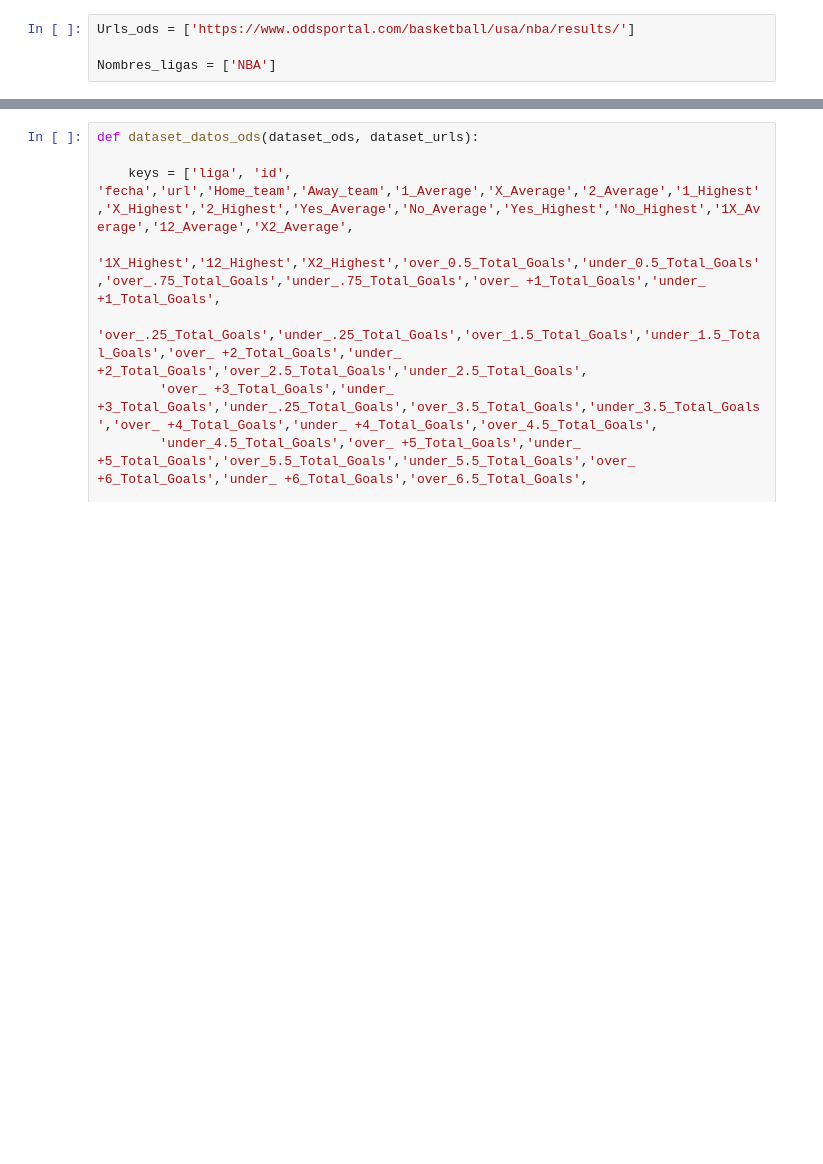
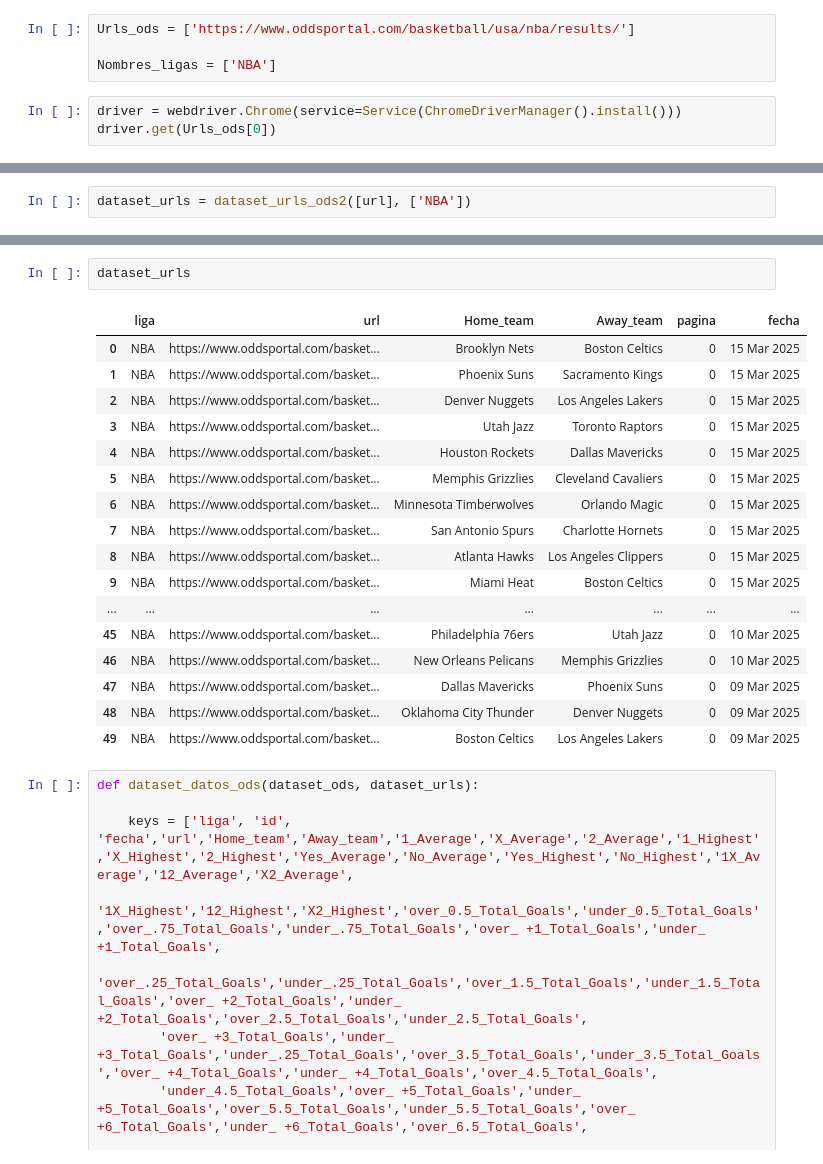
Before and after one commit to Andres-boullosa/nba-data-analytics, a Jupyter notebook: get_ods.ipynb, the cells around one changed output, grey strips where cells are left out. Cells and saved outputs as stored; diff of their text form; blank space fills up the shorter version.

```diff
--- a/get_ods.ipynb
+++ b/get_ods.ipynb
@@ -30,3 +30,6 @@ def wait_for_element(driver, clas, timeout=20):
 Urls_ods = ['https://www.oddsportal.com/basketball/usa/nba/results/']
 
 Nombres_ligas = ['NBA']
+# %%
+driver = webdriver.Chrome(service=Service(ChromeDriverManager().install()))
+driver.get(Urls_ods[0])
@@ -119,0 +200,2 @@ OSError: [WinError 193] %1 no es una aplicación Win32 válida
+# %%
+dataset_urls = dataset_urls_ods2([url], ['NBA'])
@@ -120,3 +230,23 @@ OSError: [WinError 193] %1 no es una aplicación Win32 válida
+# %%
+dataset_urls
+# %% [output]
+|  | liga | url | Home_team | Away_team | pagina | fecha |
+| 0 | NBA | https://www.oddsportal.com/basket... | Brooklyn Nets | Boston Celtics | 0 | 15 Mar 2025 |
+| 1 | NBA | https://www.oddsportal.com/basket... | Phoenix Suns | Sacramento Kings | 0 | 15 Mar 2025 |
+| 2 | NBA | https://www.oddsportal.com/basket... | Denver Nuggets | Los Angeles Lakers | 0 | 15 Mar 2025 |
+| 3 | NBA | https://www.oddsportal.com/basket... | Utah Jazz | Toronto Raptors | 0 | 15 Mar 2025 |
+| 4 | NBA | https://www.oddsportal.com/basket... | Houston Rockets | Dallas Mavericks | 0 | 15 Mar 2025 |
+| 5 | NBA | https://www.oddsportal.com/basket... | Memphis Grizzlies | Cleveland Cavaliers | 0 | 15 Mar 2025 |
+| 6 | NBA | https://www.oddsportal.com/basket... | Minnesota Timberwolves | Orlando Magic | 0 | 15 Mar 2025 |
+| 7 | NBA | https://www.oddsportal.com/basket... | San Antonio Spurs | Charlotte Hornets | 0 | 15 Mar 2025 |
+| 8 | NBA | https://www.oddsportal.com/basket... | Atlanta Hawks | Los Angeles Clippers | 0 | 15 Mar 2025 |
+| 9 | NBA | https://www.oddsportal.com/basket... | Miami Heat | Boston Celtics | 0 | 15 Mar 2025 |
+| ... | ... | ... | ... | ... | ... | ... |
+| 45 | NBA | https://www.oddsportal.com/basket... | Philadelphia 76ers | Utah Jazz | 0 | 10 Mar 2025 |
+| 46 | NBA | https://www.oddsportal.com/basket... | New Orleans Pelicans | Memphis Grizzlies | 0 | 10 Mar 2025 |
+| 47 | NBA | https://www.oddsportal.com/basket... | Dallas Mavericks | Phoenix Suns | 0 | 09 Mar 2025 |
+| 48 | NBA | https://www.oddsportal.com/basket... | Oklahoma City Thunder | Denver Nuggets | 0 | 09 Mar 2025 |
+| 49 | NBA | https://www.oddsportal.com/basket... | Boston Celtics | Los Angeles Lakers | 0 | 09 Mar 2025 |
 # %%
 def dataset_datos_ods(dataset_ods, dataset_urls):
 
```
Also changed, not shown: parts of 10 cells of this notebook.
